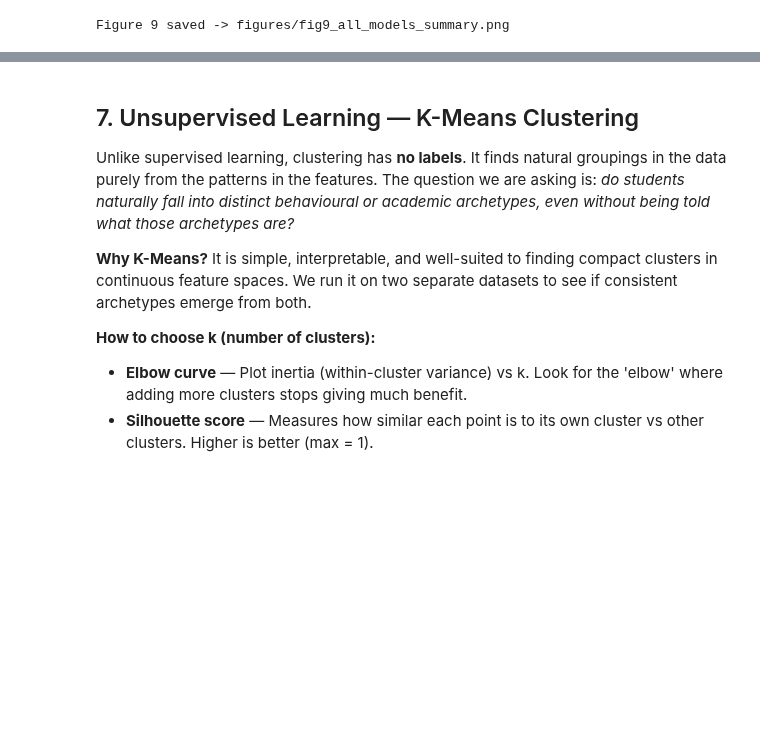
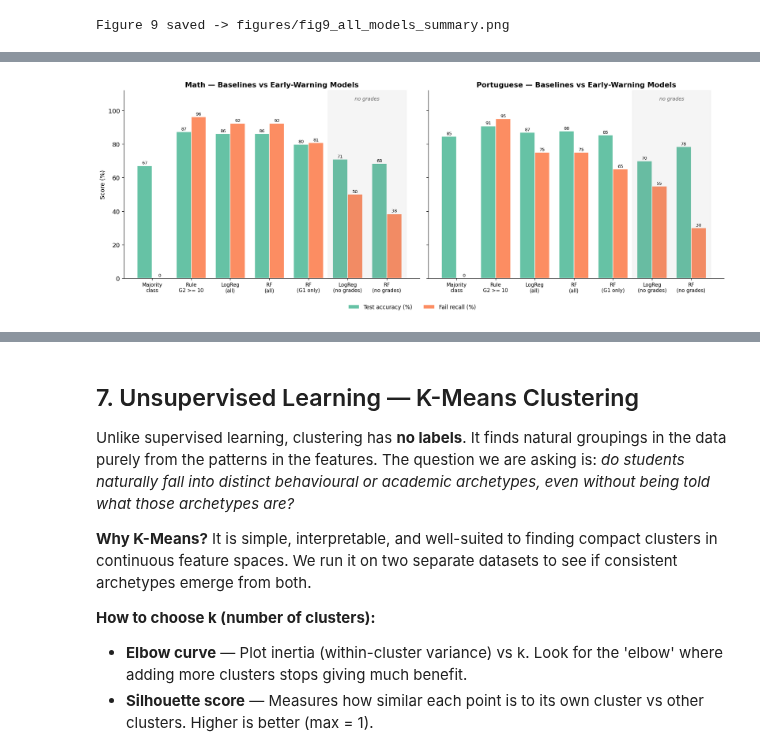
Before and after one commit to YasithaNV2001/student-performance-analytics, a Jupyter notebook: analysis.ipynb, the cells around one changed output, grey strips where cells are left out. Cells and saved outputs as stored; diff of their text form; code cells hidden in the pictures; blank space fills up the shorter version.

```diff
--- a/analysis.ipynb
+++ b/analysis.ipynb
@@ -1410,0 +1546,88 @@ Figure 9 saved -> figures/fig9_all_models_summary.png
+# %%
+# EARLY-WARNING MODELS — NO INTERIM GRADES
+
+# Remove every feature that depends on grades from the current year:
+#   G1, G2       : first- and second-period grades
+#   grade_trend  : G2 - G1, so it leaks the same information
+#
+# 'failures' (past course failures) is KEPT — it describes previous years
+# and is known before the current course starts.
+#
+# MIDDLE GROUND — 'RF (G1 only)':
+#   Keeps G1 but drops G2 and grade_trend. This is the model a school could
+#   run after the FIRST grading period, roughly a third of the way into the
+#   year — still early enough to intervene.
+#
+# Same split, same folds, same hyperparameters as before, so any change
+# in performance comes only from removing the grade features.
+
+GRADE_FEATURES = ['G1', 'G2', 'grade_trend']
+early_results = {}
+early_models  = {}   # fitted early-warning Random Forests, reused for SHAP in 6.9
+
+print("=" * 78)
+print("EARLY-WARNING MODELS — NO G1 / G2 / grade_trend")
+print("=" * 78)
+
+for subj, X, y in SUBJECTS:
+    X_early = X.drop(columns=GRADE_FEATURES)
+    X_tr_e, X_te_e, y_tr_e, y_te_e = train_test_split(X_early, y, test_size=0.2,
+                                                      random_state=42, stratify=y)
+    rf_early = make_rf()
+    rows = [
+        evaluate_model('Majority class', DummyClassifier(strategy='most_frequent'),
+                       X_tr_e, X_te_e, y_tr_e, y_te_e, X_early, y),
+        evaluate_model('Logistic Regression', make_lr(), X_tr_e, X_te_e, y_tr_e, y_te_e, X_early, y),
+        evaluate_model('Random Forest', rf_early, X_tr_e, X_te_e, y_tr_e, y_te_e, X_early, y),
+    ]
+    # Middle ground: first-period grade only
+    X_g1 = X.drop(columns=['G2', 'grade_trend'])
+    X_tr_g, X_te_g, y_tr_g, y_te_g = train_test_split(X_g1, y, test_size=0.2,
+                                                      random_state=42, stratify=y)
+    rows.append(evaluate_model('Random Forest (G1 only)', make_rf(),
+                               X_tr_g, X_te_g, y_tr_g, y_te_g, X_g1, y))
+    early_results[subj] = pd.DataFrame(rows)
+    early_models[subj]  = (rf_early, X_te_e, y_te_e)
+    print(f"\n── {subj}  ({X_early.shape[1]} features) {'─'*(52-len(subj))}")
+    print_results(early_results[subj])
+
+print("\n── Cost of Predicting Early (Random Forest) ──────────────────────────────")
+for subj in early_results:
+    full  = baseline_results[subj].set_index('Model').loc['Random Forest']
+    g1    = early_results[subj].set_index('Model').loc['Random Forest (G1 only)']
+    early = early_results[subj].set_index('Model').loc['Random Forest']
+    print(f"  {subj:<11}: AUC  all features {full['AUC']:.3f}  ->  G1 only {g1['AUC']:.3f}  ->  no grades {early['AUC']:.3f}")
+    print(f"  {'':<11}  fail recall      {full['Fail recall']:.1f}%  ->  G1 only {g1['Fail recall']:.1f}%  ->  no grades {early['Fail recall']:.1f}%")
+
+# FIGURE 14 — full-feature models vs early-warning models, per subject
+print("\nGenerating Figure 14: Baselines vs Early-Warning Models...")
+fig, axes = plt.subplots(1, 2, figsize=(16, 6), sharey=True)
+for ax, subj in zip(axes, ['Math', 'Portuguese']):
+    b = baseline_results[subj].set_index('Model')
+    e = early_results[subj].set_index('Model')
+    labels = ['Majority\nclass', 'Rule\nG2 >= 10', 'LogReg\n(all)', 'RF\n(all)',
+              'RF\n(G1 only)', 'LogReg\n(no grades)', 'RF\n(no grades)']
+    order = [(b, 'Majority class'), (b, 'Rule: G2 >= 10'), (b, 'Logistic Regression'),
+             (b, 'Random Forest'), (e, 'Random Forest (G1 only)'),
+             (e, 'Logistic Regression'), (e, 'Random Forest')]
+    acc = [src.loc[m, 'Accuracy'] for src, m in order]
+    rec = [src.loc[m, 'Fail recall'] for src, m in order]
+    x = np.arange(len(labels)); w = 0.38
+    ax.bar(x - w/2, acc, w, label='Test accuracy (%)', color=PALETTE[0], edgecolor='white')
+    ax.bar(x + w/2, rec, w, label='Fail recall (%)',   color=PALETTE[1], edgecolor='white')
+    for i, (a, r) in enumerate(zip(acc, rec)):
+        ax.text(i - w/2, a + 1, f'{a:.0f}', ha='center', fontsize=8)
+        ax.text(i + w/2, r + 1, f'{r:.0f}', ha='center', fontsize=8)
+    ax.axvspan(4.5, 6.5, color='grey', alpha=0.08)
+    ax.text(5.5, 106, 'no grades', ha='center', fontsize=9, style='italic', color='dimgrey')
+    ax.set_xticks(x); ax.set_xticklabels(labels, fontsize=9)
+    ax.set_ylim(0, 112)
+    ax.set_title(f'{subj} — Baselines vs Early-Warning Models', fontweight='bold')
+axes[0].set_ylabel('Score (%)')
+handles, lbls = axes[0].get_legend_handles_labels()
+fig.legend(handles, lbls, loc='lower center', ncol=2, fontsize=10, frameon=False)
+plt.tight_layout(rect=(0, 0.06, 1, 1))
+plt.savefig('figures/fig14_baselines_early_warning.png', bbox_inches='tight')
+plt.show()
+print("Figure 14 saved -> figures/fig14_baselines_early_warning.png")
+# %% [output]
@@ -1410,0 +1651 @@ Figure 9 saved -> figures/fig9_all_models_summary.png
+[figure, added]
```
Also changed, not shown: parts of 12 cells of this notebook, 3 other files.
